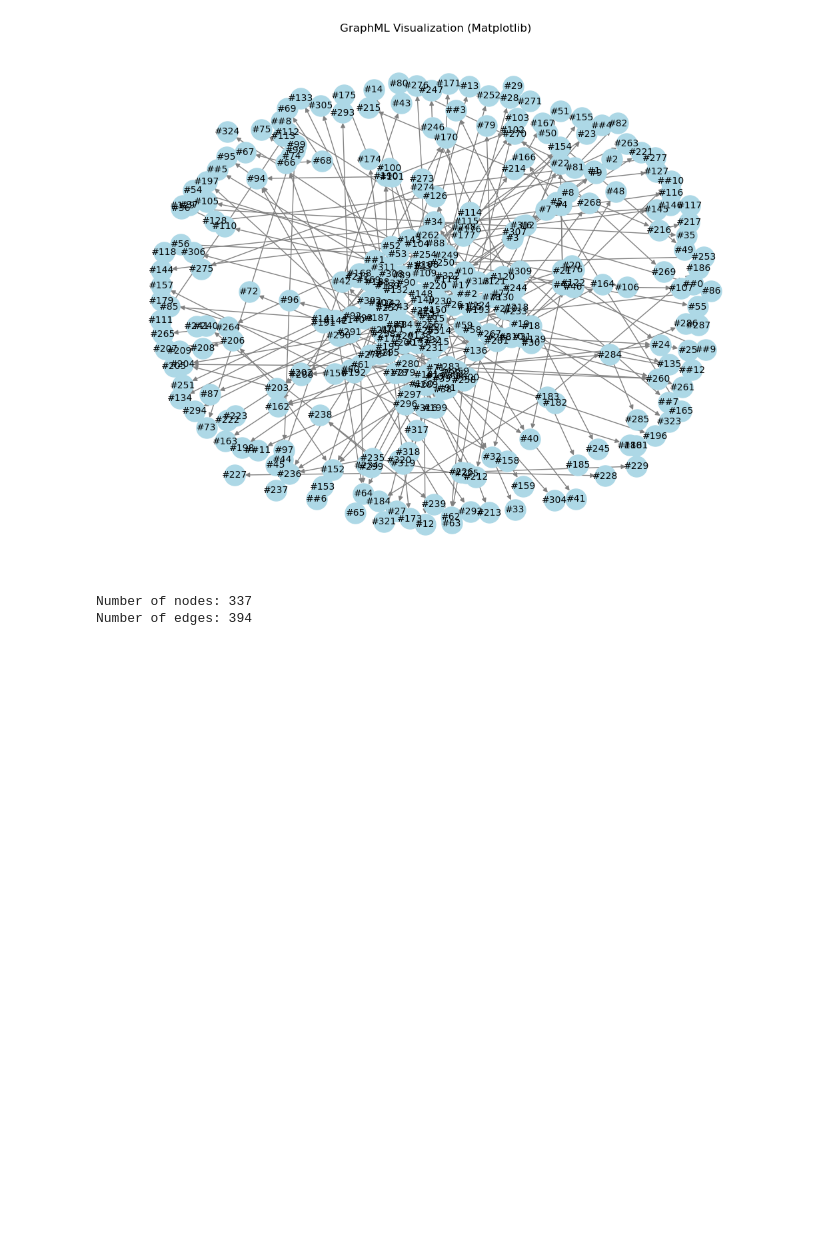
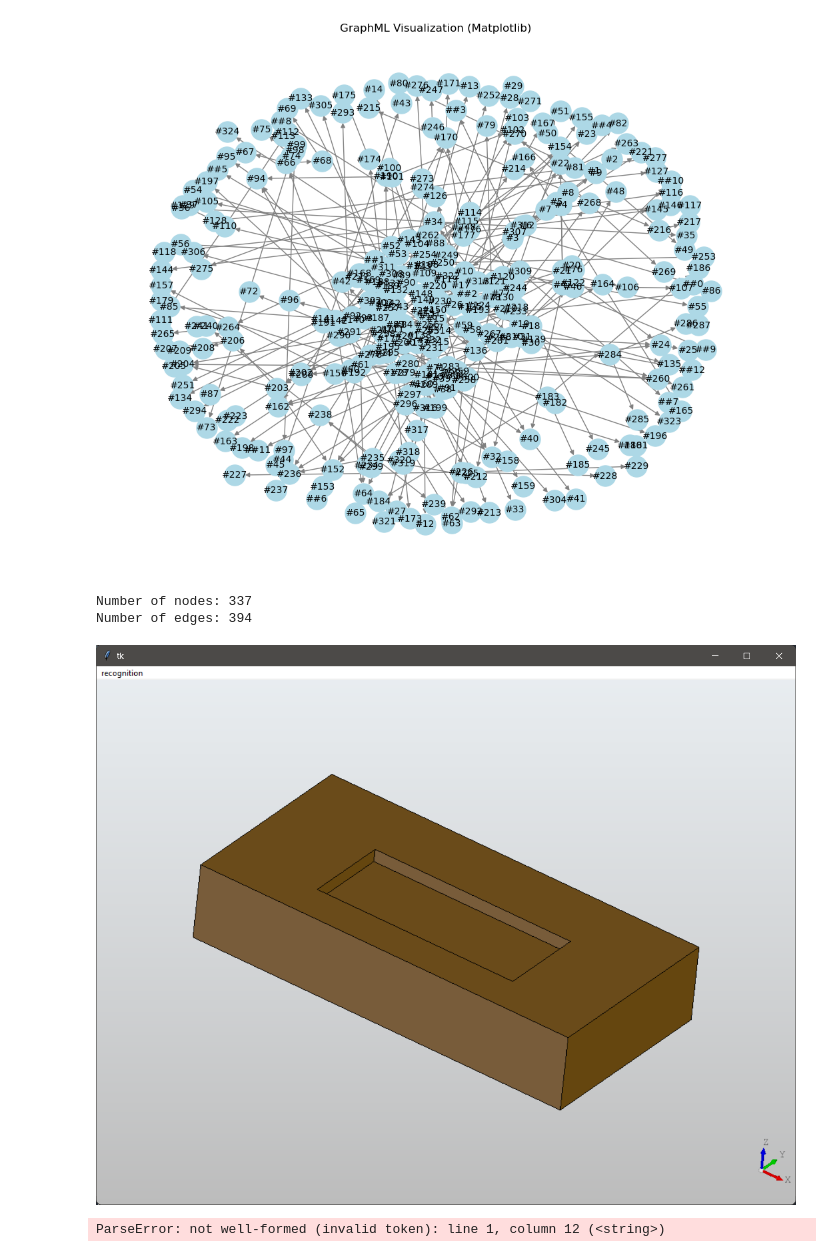
Before and after one commit to ml-phan/manufacturing-tech-gnn, a Jupyter notebook: main.ipynb, the cells around one changed output. Saved outputs shown, nothing was run; the diff lists cells and outputs as text; code cells hidden in the pictures; blank space fills up the shorter version.

```diff
--- a/main.ipynb
+++ b/main.ipynb
@@ -169,3 +171,14 @@ print("Number of edges:", G.number_of_edges())
 # %% [output]
 Number of nodes: 337
 Number of edges: 394
+# %%
+# display image from disk
+display(Image(r"E:\2025-05-13.png"))
+# %% [output]
+[figure, added]
+# %%
+G = nx.read_graphml(r"E:\step_files_test\square_pocket.step")
+print("Number of nodes:", G.number_of_nodes())
+print("Number of edges:", G.number_of_edges())
+# %% [output]
+ParseError: not well-formed (invalid token): line 1, column 12 (<string>)
```
Also changed, not shown: parts of 1 cell of this notebook, 4 other files.
